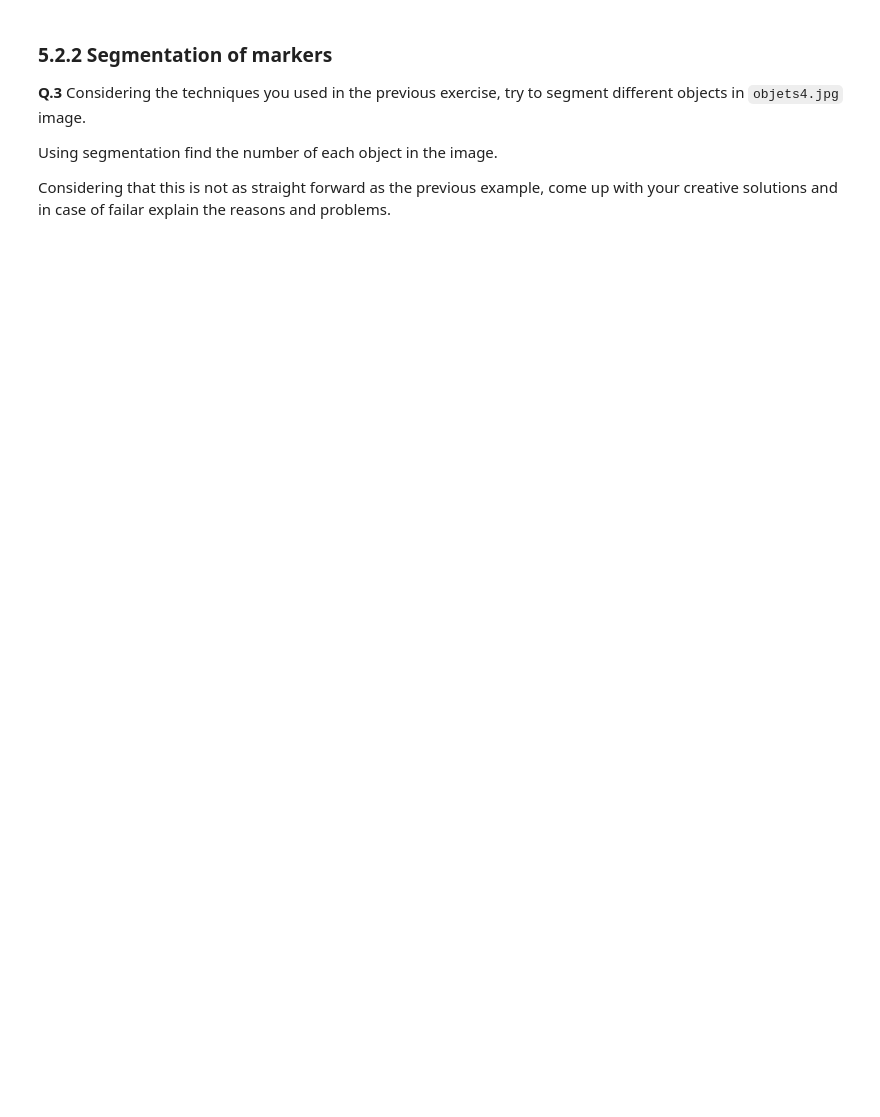
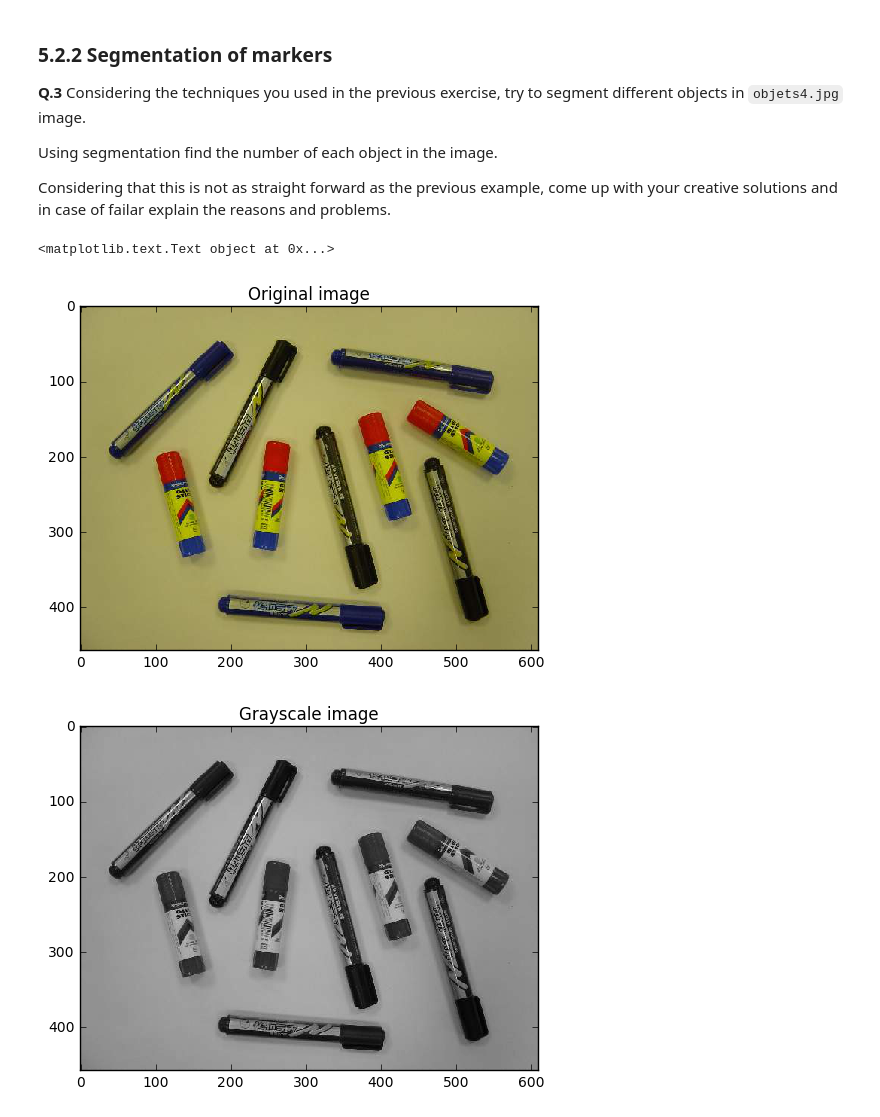
Before and after one commit to daniejianah/B31XB-IIP-TP-1718, a Jupyter notebook: 5-morpho-segmentation/5-morpho-segmentation.ipynb, the cells around one changed output. Drawn from its saved outputs; the diff is of its cells as text; code cells hidden in the pictures; blank space fills up the shorter version.

```diff
--- a/5-morpho-segmentation/5-morpho-segmentation.ipynb
+++ b/5-morpho-segmentation/5-morpho-segmentation.ipynb
@@ -201,0 +257,20 @@ ObjectO
+# %%
+img_objects = imread('./images/objets4.jpg')
+img_objects = img_as_ubyte(img_objects)
+plt.figure()
+imshow(img_objects)
+plt.title('Original image')
+
+img_objects_gray = rgb2gray(img_objects)
+plt.figure()
+imshow(img_objects_gray)
+plt.title('Grayscale image')
+
+img_objects_bw = img_objects_gray >= threshold_otsu(Coin_grey)+0.1
+plt.figure()
+imshow(img_objects_bw)
+plt.title('Binary thresholded image')
+# %% [output]
+<matplotlib.text.Text object at 0x...>
+[figure, added]
+[figure, added]
```
Also changed, not shown: parts of 9 cells of this notebook.
